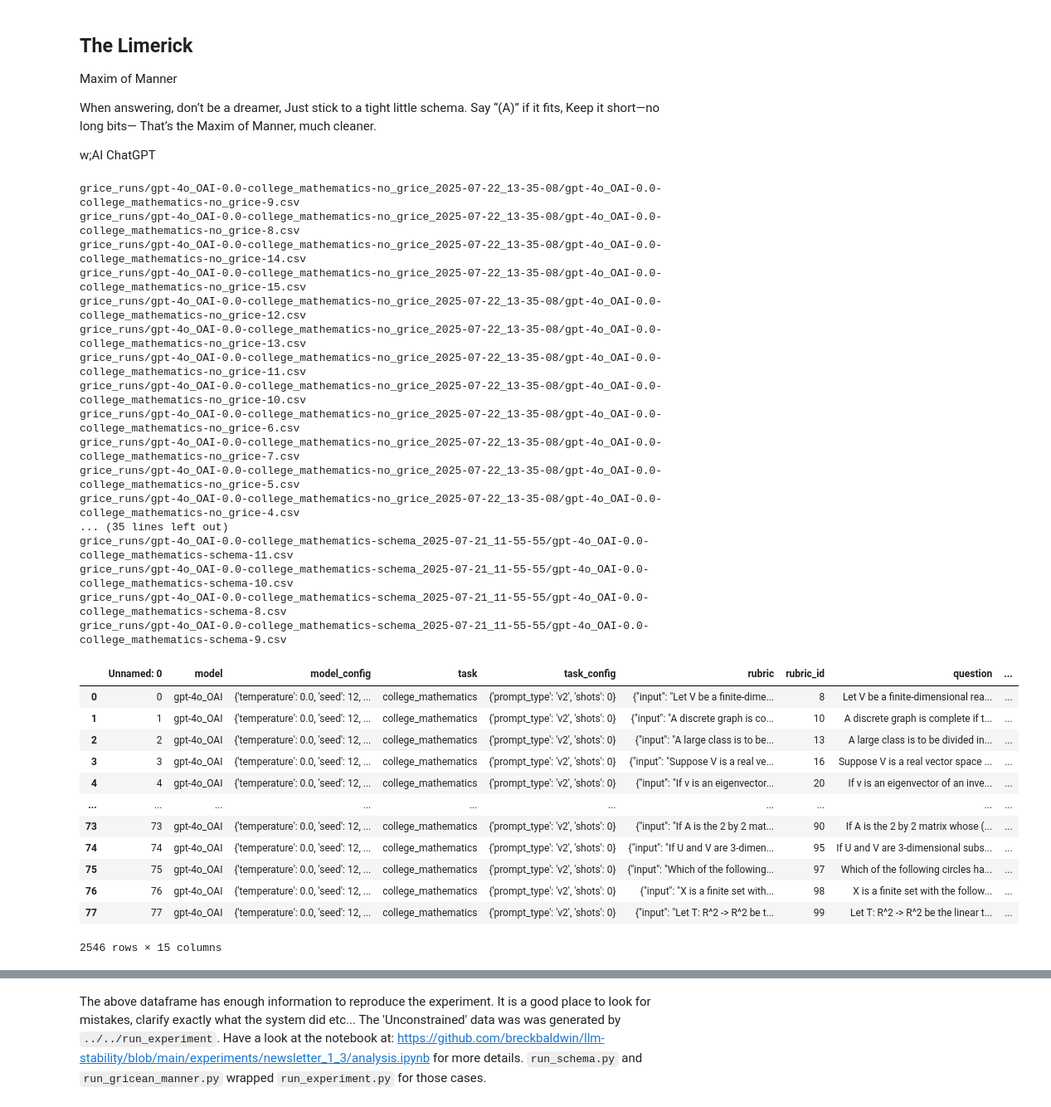
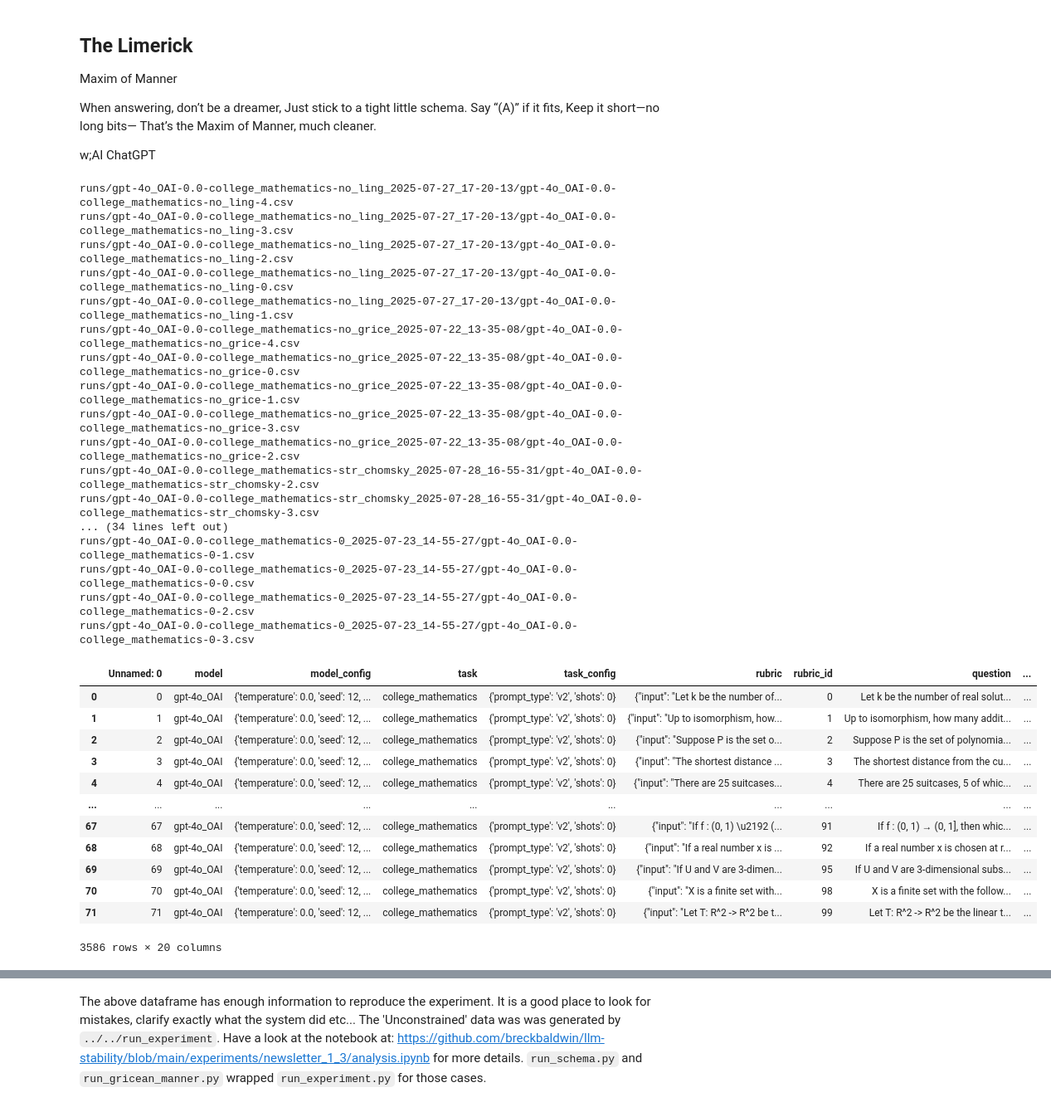
Before and after one commit to breckbaldwin/llm-stability, a Jupyter notebook: experiments/newsletter_grice/analysis.ipynb, the cells around one changed output, grey strips where cells are left out. Shown at 83% size. Saved outputs shown, nothing was run; the diff lists cells and outputs as text; code cells hidden in the pictures.

```diff
--- a/experiments/newsletter_grice/analysis.ipynb
+++ b/experiments/newsletter_grice/analysis.ipynb
@@ -47,57 +47,67 @@ w;AI ChatGPT
 # %%
 
 import os
 import tarfile
 import pandas as pd
 import glob
 import json
 
-run_dir = 'grice_runs'
+def pull_exp_config(cell):
+    try:
+        return json.loads(cell)
+    except TypeError:
+        return {'end_on_answer': False}
+
+run_dir = 'runs'
 if not os.path.exists(run_dir):
     with tarfile.open('runs.tgz', 'r:gz') as tar:
         tar.extractall()
 
-experiments = glob.glob(f'{run_dir}/*/*.csv')
+experiments = glob.glob(f'{run_dir}/*/*-[0-4].csv')
 data_df = pd.DataFrame()
 for exp_run in experiments:
     exp_run_df = pd.read_csv(exp_run)
     print(exp_run)
+    exp_run_df['file'] = exp_run
     data_df = pd.concat([data_df, exp_run_df])
 
 data_df['task_config'] = data_df['task_config'].apply(json.loads)
 data_df['model_config'] = data_df['model_config'].apply(json.loads)
+
+data_df['experiment_config'] = \
+        data_df['experiment_config'].apply(pull_exp_config)
 display(data_df)
 # %% [output]
-grice_runs/gpt-4o_OAI-0.0-college_mathematics-no_grice_2025-07-22_13-35-08/gpt-4o_OAI-0.0-college_mathematics-no_grice-9.csv
-grice_runs/gpt-4o_OAI-0.0-college_mathematics-no_grice_2025-07-22_13-35-08/gpt-4o_OAI-0.0-college_mathematics-no_grice-8.csv
-grice_runs/gpt-4o_OAI-0.0-college_mathematics-no_grice_2025-07-22_13-35-08/gpt-4o_OAI-0.0-college_mathematics-no_grice-14.csv
-grice_runs/gpt-4o_OAI-0.0-college_mathematics-no_grice_2025-07-22_13-35-08/gpt-4o_OAI-0.0-college_mathematics-no_grice-15.csv
-grice_runs/gpt-4o_OAI-0.0-college_mathematics-no_grice_2025-07-22_13-35-08/gpt-4o_OAI-0.0-college_mathematics-no_grice-12.csv
-grice_runs/gpt-4o_OAI-0.0-college_mathematics-no_grice_2025-07-22_13-35-08/gpt-4o_OAI-0.0-college_mathematics-no_grice-13.csv
-grice_runs/gpt-4o_OAI-0.0-college_mathematics-no_grice_2025-07-22_13-35-08/gpt-4o_OAI-0.0-college_mathematics-no_grice-11.csv
-grice_runs/gpt-4o_OAI-0.0-college_mathematics-no_grice_2025-07-22_13-35-08/gpt-4o_OAI-0.0-college_mathematics-no_grice-10.csv
-grice_runs/gpt-4o_OAI-0.0-college_mathematics-no_grice_2025-07-22_13-35-08/gpt-4o_OAI-0.0-college_mathematics-no_grice-6.csv
-grice_runs/gpt-4o_OAI-0.0-college_mathematics-no_grice_2025-07-22_13-35-08/gpt-4o_OAI-0.0-college_mathematics-no_grice-7.csv
-grice_runs/gpt-4o_OAI-0.0-college_mathematics-no_grice_2025-07-22_13-35-08/gpt-4o_OAI-0.0-college_mathematics-no_grice-5.csv
-grice_runs/gpt-4o_OAI-0.0-college_mathematics-no_grice_2025-07-22_13-35-08/gpt-4o_OAI-0.0-college_mathematics-no_grice-4.csv
-... (35 lines left out)
-grice_runs/gpt-4o_OAI-0.0-college_mathematics-schema_2025-07-21_11-55-55/gpt-4o_OAI-0.0-college_mathematics-schema-11.csv
-grice_runs/gpt-4o_OAI-0.0-college_mathematics-schema_2025-07-21_11-55-55/gpt-4o_OAI-0.0-college_mathematics-schema-10.csv
-grice_runs/gpt-4o_OAI-0.0-college_mathematics-schema_2025-07-21_11-55-55/gpt-4o_OAI-0.0-college_mathematics-schema-8.csv
-grice_runs/gpt-4o_OAI-0.0-college_mathematics-schema_2025-07-21_11-55-55/gpt-4o_OAI-0.0-college_mathematics-schema-9.csv
+runs/gpt-4o_OAI-0.0-college_mathematics-no_ling_2025-07-27_17-20-13/gpt-4o_OAI-0.0-college_mathematics-no_ling-4.csv
+runs/gpt-4o_OAI-0.0-college_mathematics-no_ling_2025-07-27_17-20-13/gpt-4o_OAI-0.0-college_mathematics-no_ling-3.csv
+runs/gpt-4o_OAI-0.0-college_mathematics-no_ling_2025-07-27_17-20-13/gpt-4o_OAI-0.0-college_mathematics-no_ling-2.csv
+runs/gpt-4o_OAI-0.0-college_mathematics-no_ling_2025-07-27_17-20-13/gpt-4o_OAI-0.0-college_mathematics-no_ling-0.csv
+runs/gpt-4o_OAI-0.0-college_mathematics-no_ling_2025-07-27_17-20-13/gpt-4o_OAI-0.0-college_mathematics-no_ling-1.csv
+runs/gpt-4o_OAI-0.0-college_mathematics-no_grice_2025-07-22_13-35-08/gpt-4o_OAI-0.0-college_mathematics-no_grice-4.csv
+runs/gpt-4o_OAI-0.0-college_mathematics-no_grice_2025-07-22_13-35-08/gpt-4o_OAI-0.0-college_mathematics-no_grice-0.csv
+runs/gpt-4o_OAI-0.0-college_mathematics-no_grice_2025-07-22_13-35-08/gpt-4o_OAI-0.0-college_mathematics-no_grice-1.csv
+runs/gpt-4o_OAI-0.0-college_mathematics-no_grice_2025-07-22_13-35-08/gpt-4o_OAI-0.0-college_mathematics-no_grice-3.csv
+runs/gpt-4o_OAI-0.0-college_mathematics-no_grice_2025-07-22_13-35-08/gpt-4o_OAI-0.0-college_mathematics-no_grice-2.csv
+runs/gpt-4o_OAI-0.0-college_mathematics-str_chomsky_2025-07-28_16-55-31/gpt-4o_OAI-0.0-college_mathematics-str_chomsky-2.csv
+runs/gpt-4o_OAI-0.0-college_mathematics-str_chomsky_2025-07-28_16-55-31/gpt-4o_OAI-0.0-college_mathematics-str_chomsky-3.csv
+... (34 lines left out)
+runs/gpt-4o_OAI-0.0-college_mathematics-0_2025-07-23_14-55-27/gpt-4o_OAI-0.0-college_mathematics-0-1.csv
+runs/gpt-4o_OAI-0.0-college_mathematics-0_2025-07-23_14-55-27/gpt-4o_OAI-0.0-college_mathematics-0-0.csv
+runs/gpt-4o_OAI-0.0-college_mathematics-0_2025-07-23_14-55-27/gpt-4o_OAI-0.0-college_mathematics-0-2.csv
+runs/gpt-4o_OAI-0.0-college_mathematics-0_2025-07-23_14-55-27/gpt-4o_OAI-0.0-college_mathematics-0-3.csv
 |  | Unnamed: 0 | model | model_config | task | task_config | rubric | rubric_id | question | ... |
-| 0 | 0 | gpt-4o_OAI | {'temperature': 0.0, 'seed': 12, ... | college_mathematics | {'prompt_type': 'v2', 'shots': 0} | {"input": "Let V be a finite-dime... | 8 | Let V be a finite-dimensional rea... | ... |
-| 1 | 1 | gpt-4o_OAI | {'temperature': 0.0, 'seed': 12, ... | college_mathematics | {'prompt_type': 'v2', 'shots': 0} | {"input": "A discrete graph is co... | 10 | A discrete graph is complete if t... | ... |
-| 2 | 2 | gpt-4o_OAI | {'temperature': 0.0, 'seed': 12, ... | college_mathematics | {'prompt_type': 'v2', 'shots': 0} | {"input": "A large class is to be... | 13 | A large class is to be divided in... | ... |
-| 3 | 3 | gpt-4o_OAI | {'temperature': 0.0, 'seed': 12, ... | college_mathematics | {'prompt_type': 'v2', 'shots': 0} | {"input": "Suppose V is a real ve... | 16 | Suppose V is a real vector space ... | ... |
-| 4 | 4 | gpt-4o_OAI | {'temperature': 0.0, 'seed': 12, ... | college_mathematics | {'prompt_type': 'v2', 'shots': 0} | {"input": "If v is an eigenvector... | 20 | If v is an eigenvector of an inve... | ... |
+| 0 | 0 | gpt-4o_OAI | {'temperature': 0.0, 'seed': 12, ... | college_mathematics | {'prompt_type': 'v2', 'shots': 0} | {"input": "Let k be the number of... | 0 | Let k be the number of real solut... | ... |
+| 1 | 1 | gpt-4o_OAI | {'temperature': 0.0, 'seed': 12, ... | college_mathematics | {'prompt_type': 'v2', 'shots': 0} | {"input": "Up to isomorphism, how... | 1 | Up to isomorphism, how many addit... | ... |
+| 2 | 2 | gpt-4o_OAI | {'temperature': 0.0, 'seed': 12, ... | college_mathematics | {'prompt_type': 'v2', 'shots': 0} | {"input": "Suppose P is the set o... | 2 | Suppose P is the set of polynomia... | ... |
+| 3 | 3 | gpt-4o_OAI | {'temperature': 0.0, 'seed': 12, ... | college_mathematics | {'prompt_type': 'v2', 'shots': 0} | {"input": "The shortest distance ... | 3 | The shortest distance from the cu... | ... |
+| 4 | 4 | gpt-4o_OAI | {'temperature': 0.0, 'seed': 12, ... | college_mathematics | {'prompt_type': 'v2', 'shots': 0} | {"input": "There are 25 suitcases... | 4 | There are 25 suitcases, 5 of whic... | ... |
 | ... | ... | ... | ... | ... | ... | ... | ... | ... | ... |
-| 73 | 73 | gpt-4o_OAI | {'temperature': 0.0, 'seed': 12, ... | college_mathematics | {'prompt_type': 'v2', 'shots': 0} | {"input": "If A is the 2 by 2 mat... | 90 | If A is the 2 by 2 matrix whose (... | ... |
-| 74 | 74 | gpt-4o_OAI | {'temperature': 0.0, 'seed': 12, ... | college_mathematics | {'prompt_type': 'v2', 'shots': 0} | {"input": "If U and V are 3-dimen... | 95 | If U and V are 3-dimensional subs... | ... |
-| 75 | 75 | gpt-4o_OAI | {'temperature': 0.0, 'seed': 12, ... | college_mathematics | {'prompt_type': 'v2', 'shots': 0} | {"input": "Which of the following... | 97 | Which of the following circles ha... | ... |
-| 76 | 76 | gpt-4o_OAI | {'temperature': 0.0, 'seed': 12, ... | college_mathematics | {'prompt_type': 'v2', 'shots': 0} | {"input": "X is a finite set with... | 98 | X is a finite set with the follow... | ... |
-| 77 | 77 | gpt-4o_OAI | {'temperature': 0.0, 'seed': 12, ... | college_mathematics | {'prompt_type': 'v2', 'shots': 0} | {"input": "Let T: R^2 -> R^2 be t... | 99 | Let T: R^2 -> R^2 be the linear t... | ... |
+| 67 | 67 | gpt-4o_OAI | {'temperature': 0.0, 'seed': 12, ... | college_mathematics | {'prompt_type': 'v2', 'shots': 0} | {"input": "If f : (0, 1) \u2192 (... | 91 | If f : (0, 1) → (0, 1], then whic... | ... |
+| 68 | 68 | gpt-4o_OAI | {'temperature': 0.0, 'seed': 12, ... | college_mathematics | {'prompt_type': 'v2', 'shots': 0} | {"input": "If a real number x is ... | 92 | If a real number x is chosen at r... | ... |
+| 69 | 69 | gpt-4o_OAI | {'temperature': 0.0, 'seed': 12, ... | college_mathematics | {'prompt_type': 'v2', 'shots': 0} | {"input": "If U and V are 3-dimen... | 95 | If U and V are 3-dimensional subs... | ... |
+| 70 | 70 | gpt-4o_OAI | {'temperature': 0.0, 'seed': 12, ... | college_mathematics | {'prompt_type': 'v2', 'shots': 0} | {"input": "X is a finite set with... | 98 | X is a finite set with the follow... | ... |
+| 71 | 71 | gpt-4o_OAI | {'temperature': 0.0, 'seed': 12, ... | college_mathematics | {'prompt_type': 'v2', 'shots': 0} | {"input": "Let T: R^2 -> R^2 be t... | 99 | Let T: R^2 -> R^2 be the linear t... | ... |
-2546 rows × 15 columns
+3586 rows × 20 columns
 # %%
 import re
 import importlib
```
Also changed, not shown: parts of 5 cells of this notebook, 1 other file.
